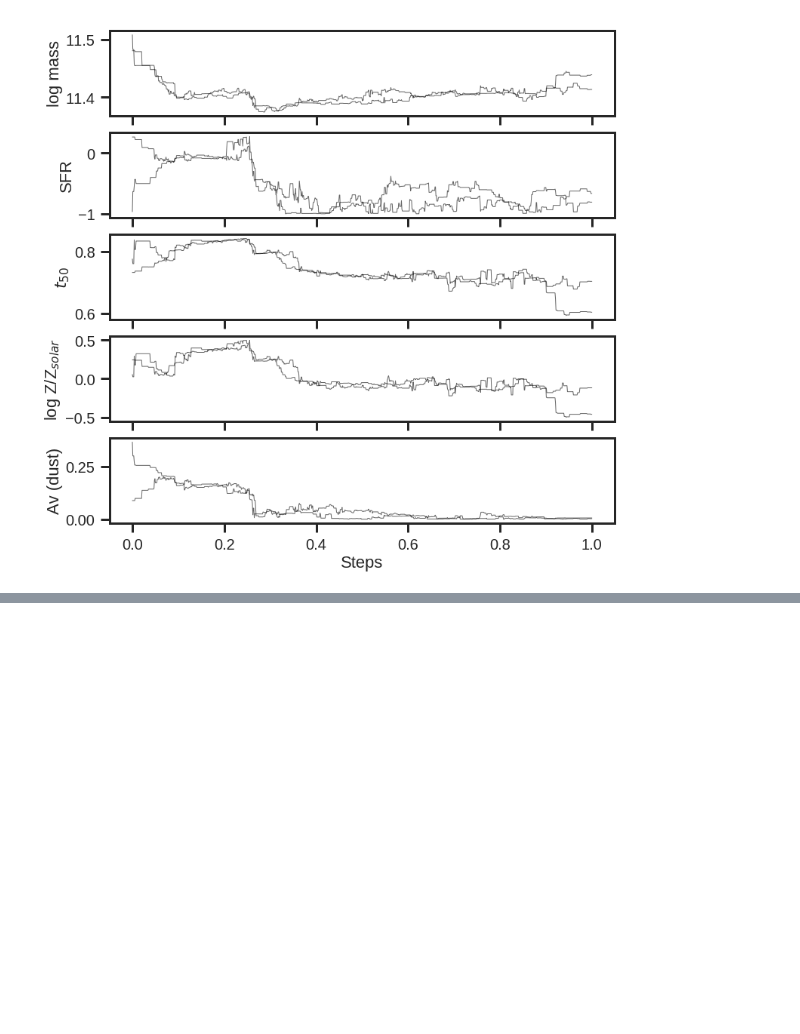
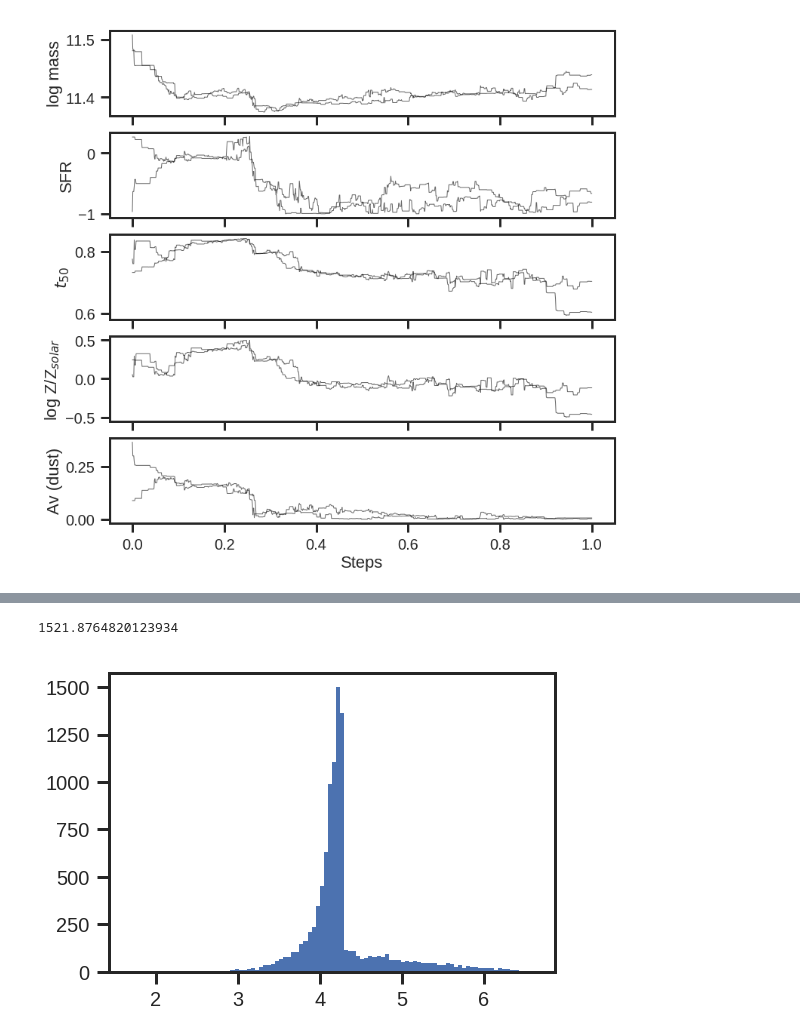
Before and after one commit to kartheikiyer/dense_basis, a Jupyter notebook: test_sed.ipynb, the cells around one changed output, grey strips where cells are left out. Saved outputs shown, nothing was run; the diff lists cells and outputs as text; code cells hidden in the pictures; blank space fills up the shorter version.

```diff
--- a/test_sed.ipynb
+++ b/test_sed.ipynb
@@ -214,0 +284,10 @@ plt.show()
+# %%
+# what is a good distance?
+
+sed_distances = np.sum((seds_pregrid - rand_sed.reshape(-1,1))**2 / (0.03*rand_sed.reshape(-1,1))**2,0)
+plt.hist(np.log10(sed_distances),100)
+print(sed_distances[temp_index])
+plt.show()
+# %% [output]
+1521.8764820123934
+[figure, added]
```
Also changed, not shown: parts of 13 cells of this notebook, 2 other files.
